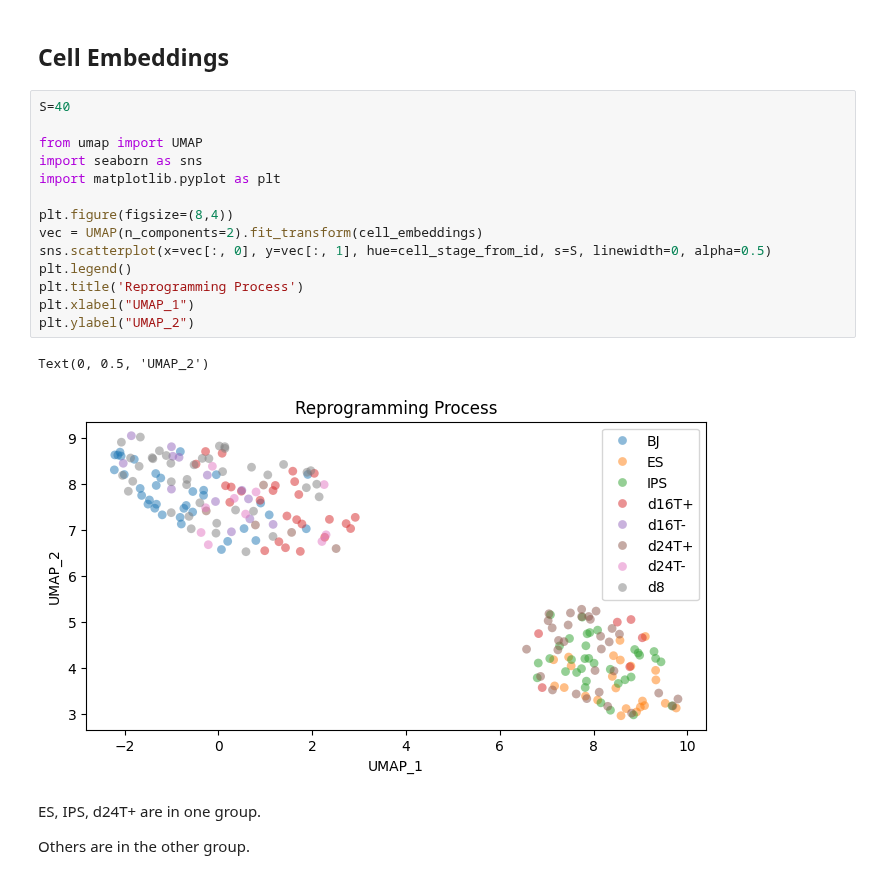
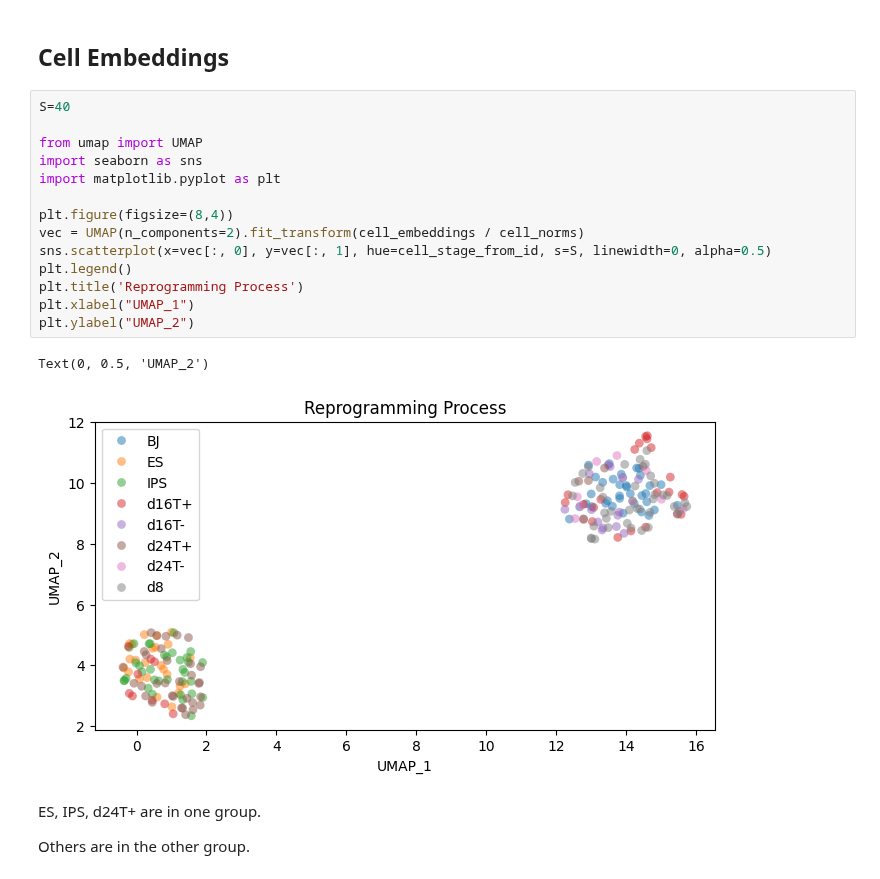
Before and after one commit to congfeng4/SCOIT, a Jupyter notebook: tutorial/sc_GEM.ipynb, the cells around one changed output. Cells and saved outputs as stored; diff of their text form.

```diff
--- a/tutorial/sc_GEM.ipynb
+++ b/tutorial/sc_GEM.ipynb
@@ -94,20 +94,20 @@ len(gene_names)
 # %%
 S=40
 
 from umap import UMAP
 import seaborn as sns
 import matplotlib.pyplot as plt
 
 plt.figure(figsize=(8,4))
-vec = UMAP(n_components=2).fit_transform(cell_embeddings)
+vec = UMAP(n_components=2).fit_transform(cell_embeddings / cell_norms)
 sns.scatterplot(x=vec[:, 0], y=vec[:, 1], hue=cell_stage_from_id, s=S, linewidth=0, alpha=0.5)
 plt.legend()
 plt.title('Reprogramming Process')
 plt.xlabel("UMAP_1")
 plt.ylabel("UMAP_2")
 # %% [output]
 Text(0, 0.5, 'UMAP_2')
-[figure, old version]
+[figure, new version]
 # %% [markdown]
 ES, IPS, d24T+ are in one group.
 
```
Also changed, not shown: parts of 13 cells of this notebook.
